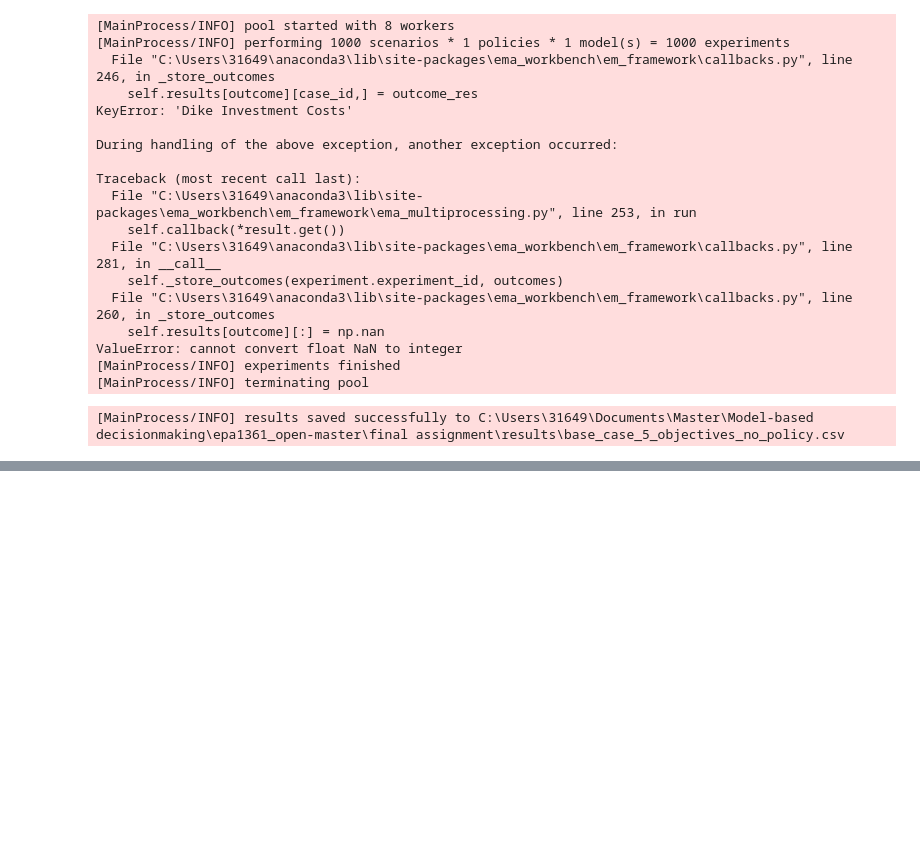
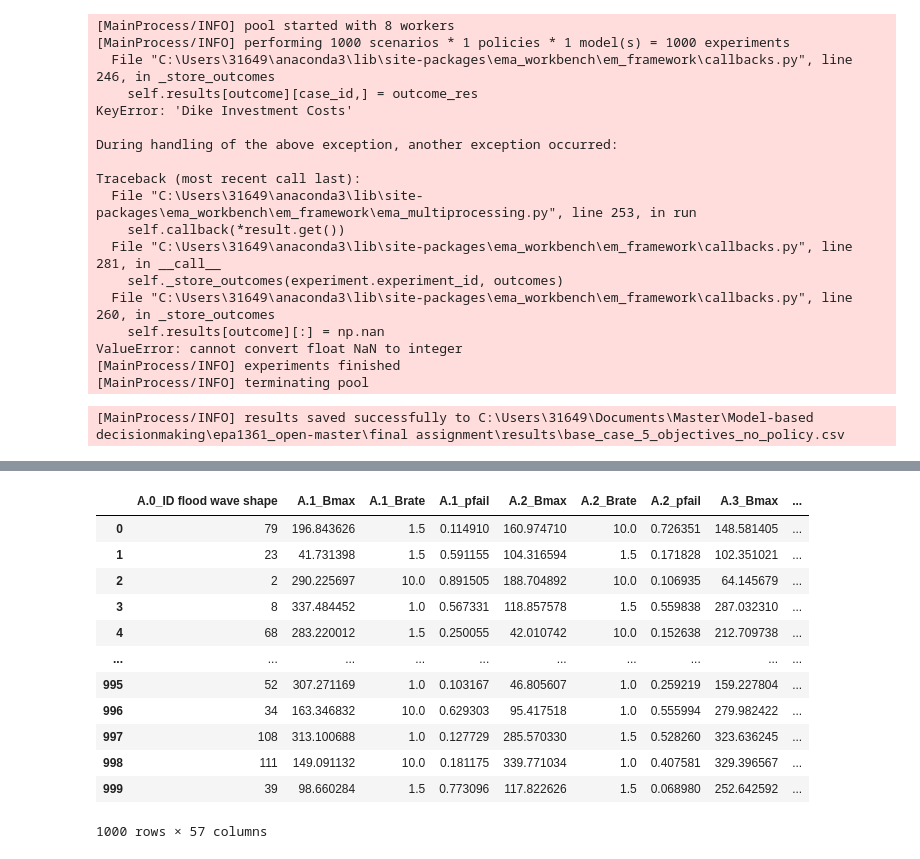
Before and after one commit to Minyyyy/EPA_Group7_MBDM, a Jupyter notebook: final assignment/Base Case 5 objectives.ipynb, the cells around one changed output, grey strips where cells are left out. Saved outputs shown, nothing was run; the diff lists cells and outputs as text; code cells hidden in the pictures; blank space fills up the shorter version.

```diff
--- a/final assignment/Base Case 5 objectives.ipynb
+++ b/final assignment/Base Case 5 objectives.ipynb
@@ -59,9 +59,10 @@ utilities.save_results(results, 'results/base_case_5_objectives_no_policy.csv')
 # %% [output]
 [MainProcess/INFO] results saved successfully to C:\Users\31649\Documents\Master\Model-based decisionmaking\epa1361_open-master\final assignment\results\base_case_5_objectives_no_policy.csv
 # %%
+#Load in the results
 base_case_results=utilities.load_results('results/base_case_5_objectives_no_policy.csv')
 experiments, outcomes = base_case_results
-print("The outcomes are:",outcomes.keys())
-experiments
+outcomes = pd.DataFrame(outcomes)
+experiments = pd.DataFrame(experiments)
 # %% [output]
 [MainProcess/INFO] results loaded successfully from C:\Users\31649\Documents\Master\Model-based decisionmaking\epa1361_open-master\final assignment\results\base_case_5_objectives_no_policy.csv
@@ -81,0 +108,19 @@ The outcomes are: dict_keys(['Expected Annual Damage', 'Dike Investment Costs',
+# %%
+#join outcomes and experiments into one DataFrame
+results = experiments.join(outcomes)
+results = results.drop(columns="model")
+results
+# %% [output]
+|  | A.0_ID flood wave shape | A.1_Bmax | A.1_Brate | A.1_pfail | A.2_Bmax | A.2_Brate | A.2_pfail | A.3_Bmax | ... |
+| 0 | 79 | 196.843626 | 1.5 | 0.114910 | 160.974710 | 10.0 | 0.726351 | 148.581405 | ... |
+| 1 | 23 | 41.731398 | 1.5 | 0.591155 | 104.316594 | 1.5 | 0.171828 | 102.351021 | ... |
+| 2 | 2 | 290.225697 | 10.0 | 0.891505 | 188.704892 | 10.0 | 0.106935 | 64.145679 | ... |
+| 3 | 8 | 337.484452 | 1.0 | 0.567331 | 118.857578 | 1.5 | 0.559838 | 287.032310 | ... |
+| 4 | 68 | 283.220012 | 1.5 | 0.250055 | 42.010742 | 10.0 | 0.152638 | 212.709738 | ... |
+| ... | ... | ... | ... | ... | ... | ... | ... | ... | ... |
+| 995 | 52 | 307.271169 | 1.0 | 0.103167 | 46.805607 | 1.0 | 0.259219 | 159.227804 | ... |
+| 996 | 34 | 163.346832 | 10.0 | 0.629303 | 95.417518 | 1.0 | 0.555994 | 279.982422 | ... |
+| 997 | 108 | 313.100688 | 1.0 | 0.127729 | 285.570330 | 1.5 | 0.528260 | 323.636245 | ... |
+| 998 | 111 | 149.091132 | 10.0 | 0.181175 | 339.771034 | 1.0 | 0.407581 | 329.396567 | ... |
+| 999 | 39 | 98.660284 | 1.5 | 0.773096 | 117.822626 | 1.5 | 0.068980 | 252.642592 | ... |
+1000 rows × 57 columns
```
Also changed, not shown: parts of 3 cells of this notebook.
